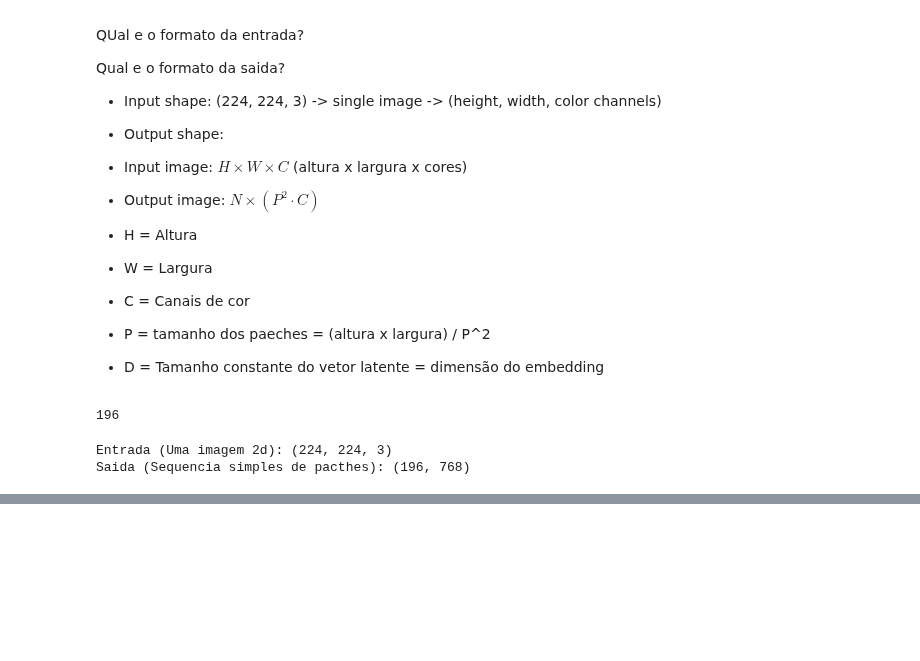
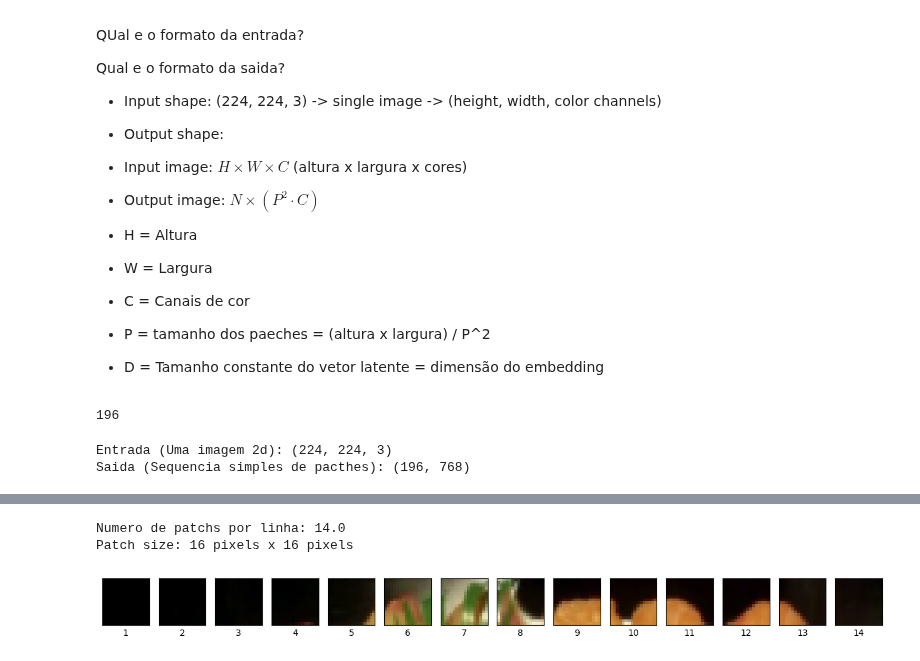
Before and after one commit to HammadN98/pytorch, a Jupyter notebook: 08_pytorch_replicando_paper.ipynb, the cells around one changed output, grey strips where cells are left out. Drawn from its saved outputs; the diff is of its cells as text; code cells hidden in the pictures; blank space fills up the shorter version.

```diff
--- a/08_pytorch_replicando_paper.ipynb
+++ b/08_pytorch_replicando_paper.ipynb
@@ -213,0 +236,25 @@ Saida (Sequencia simples de pacthes): (196, 768)
+# %%
+#Cinfigurando para plotar a linha de cima como patches
+img_size = 224
+patch_size =16
+num_patches = img_size/patch_size
+assert img_size % patch_size == 0, "patch_size tem que ser divisivel por patch_size"
+print(f"Numero de patchs por linha: {num_patches}\nPatch size: {patch_size} pixels x {patch_size} pixels")
+
+#Criuando os subplots necessarios
+fig, axs = plt.subplots(nrows=1,
+                       ncols=img_size // patch_size, #Uma coluna para cada patch
+                       sharex=True,
+                       sharey=True,
+                       figsize=(patch_size, patch_size))
+
+#Iterando sobre o numero de patches na primeira linha
+for i, patch in enumerate(range(0, img_size, patch_size)):
+  axs[i].imshow(image_permuted[:patch_size, patch:patch+patch_size, :]);
+  axs[i].set_xlabel(i+1) #Configurando a label do patch
+  axs[i].set_xticks([])
+  axs[i].set_yticks([])
+# %% [output]
+Numero de patchs por linha: 14.0
+Patch size: 16 pixels x 16 pixels
+[figure, added]
```
Also changed, not shown: parts of 4 cells of this notebook.
